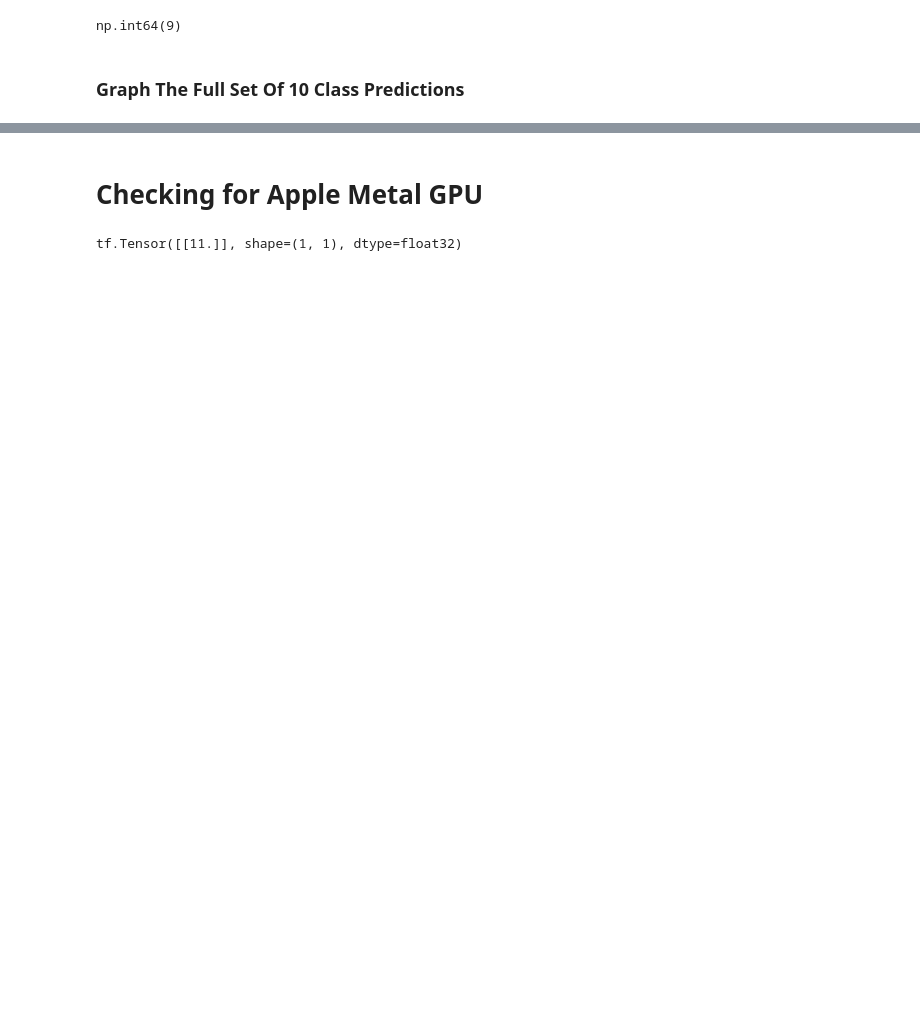
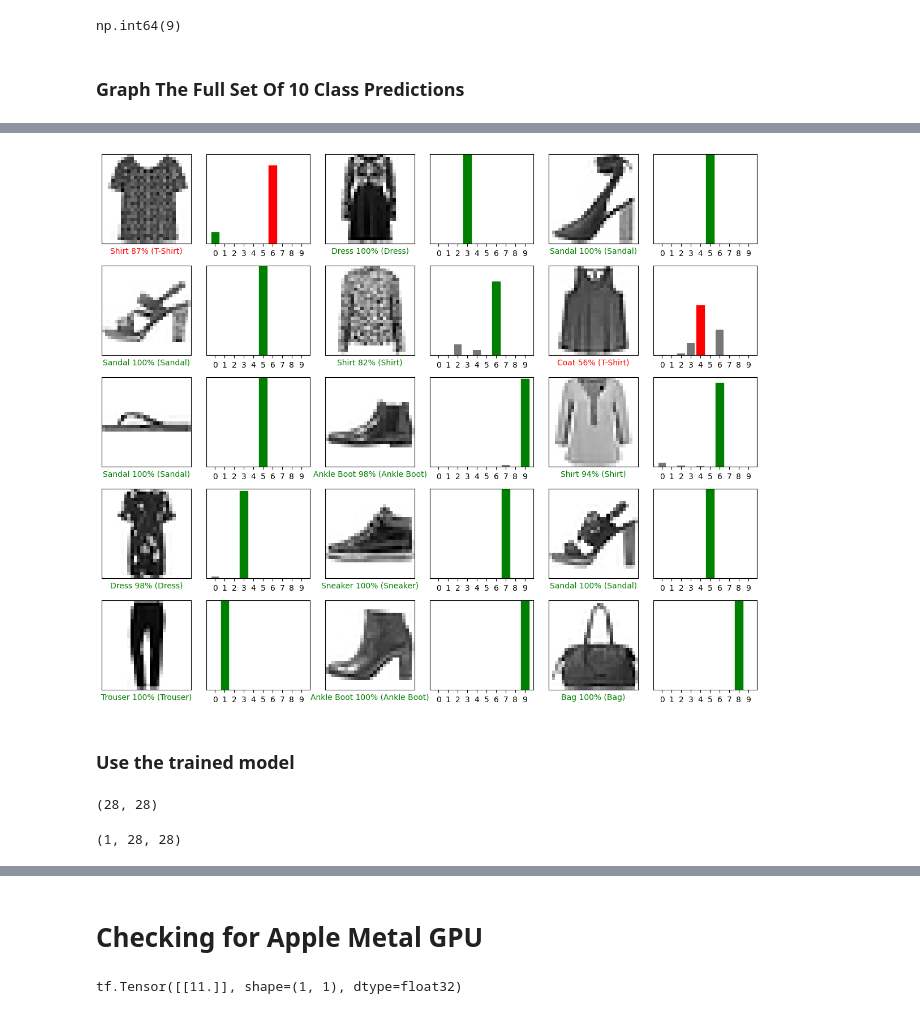
Before and after one commit to aydiegithub/tensor-flow-basics, a Jupyter notebook: Classify Images of Clothing.ipynb, the cells around one changed output, grey strips where cells are left out. Saved outputs shown, nothing was run; the diff lists cells and outputs as text; code cells hidden in the pictures; blank space fills up the shorter version.

```diff
--- a/Classify Images of Clothing.ipynb
+++ b/Classify Images of Clothing.ipynb
@@ -205,0 +269,31 @@ np.int64(9)
+# %%
+# Plot the first X test images, their predicted labels, and the true labels.
+# Color correct predictions in blue and incorrect predictions in red.
+
+num_rows = 5
+num_cols = 3
+num_images = num_rows * num_cols
+
+plt.figure(figsize=(2 * 2 * num_cols, 2 * num_rows))
+for i in range(num_images):
+    plt.subplot(num_rows, 2 * num_cols, 2 * i + 1)
+    plot_image(i + 1000, predictions[i + 1000], test_labels, test_images)
+    plt.subplot(num_rows, 2 * num_cols, 2 * i + 2)
+    plot_value_array(i + 1000, predictions[i + 1000], test_labels)
+plt.tight_layout()
+plt.show()
+# %% [output]
+[figure, added]
+# %% [markdown]
+### Use the trained model
+# %%
+img = test_images[1]
+print(img.shape)
+# %% [output]
+(28, 28)
+# %%
+# Add the image to a batch where it is the only member
+img = (np.expand_dims(img, 0))
+img.shape
+# %% [output]
+(1, 28, 28)
```
Also changed, not shown: parts of 14 cells of this notebook.
